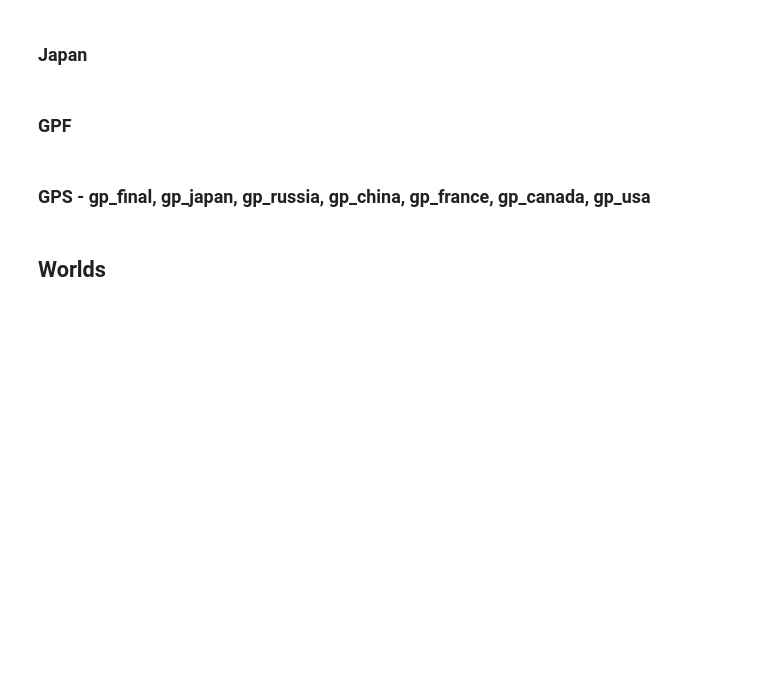
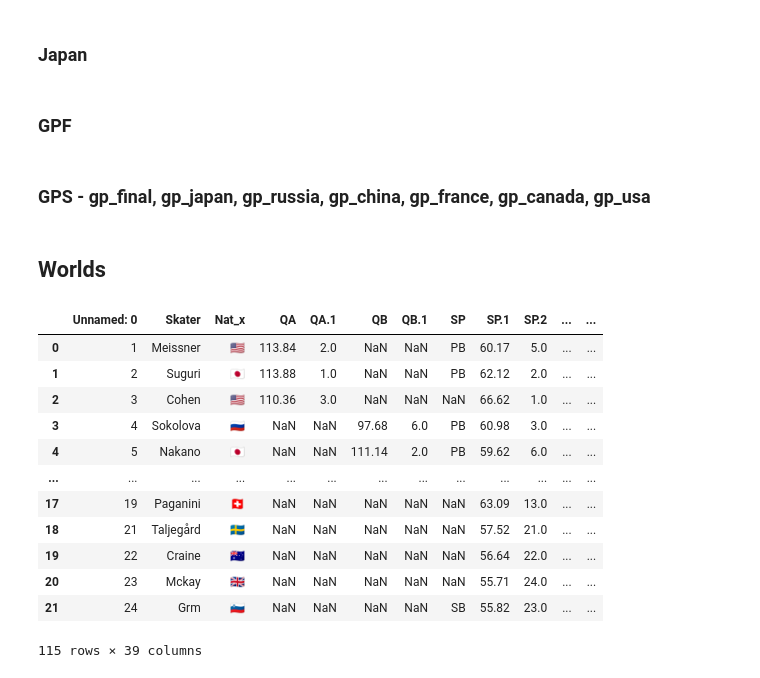
Before and after one commit to mindyshiben/time-series-exercises, a Jupyter notebook: acquire_practice.ipynb, the cells around one changed output. Saved outputs shown, nothing was run; the diff lists cells and outputs as text; code cells hidden in the pictures; blank space fills up the shorter version.

```diff
--- a/acquire_practice.ipynb
+++ b/acquire_practice.ipynb
@@ -1984,6 +1984,22 @@ s2018 = f1718.merge(b1718,on='Skater').merge(c1718, on='Skater')
 s2022 = f2122.merge(b2122,on='Skater').merge(c2122, on='Skater')
 
 olympics = pd.concat([s2006, s2010, s2014,
-                           s2015, s2016, s2017, s2018, s2019, s2021, s2022], axis=0)
+                           s2018, s2022], axis=0)
 
 olympics['event'] = 'olympics'
+# %%
+olympics
+# %% [output]
+|  | Unnamed: 0 | Skater | Nat_x | QA | QA.1 | QB | QB.1 | SP | SP.1 | SP.2 | ... | ... |
+| 0 | 1 | Meissner | 🇺🇸 | 113.84 | 2.0 | NaN | NaN | PB | 60.17 | 5.0 | ... | ... |
+| 1 | 2 | Suguri | 🇯🇵 | 113.88 | 1.0 | NaN | NaN | PB | 62.12 | 2.0 | ... | ... |
+| 2 | 3 | Cohen | 🇺🇸 | 110.36 | 3.0 | NaN | NaN | NaN | 66.62 | 1.0 | ... | ... |
+| 3 | 4 | Sokolova | 🇷🇺 | NaN | NaN | 97.68 | 6.0 | PB | 60.98 | 3.0 | ... | ... |
+| 4 | 5 | Nakano | 🇯🇵 | NaN | NaN | 111.14 | 2.0 | PB | 59.62 | 6.0 | ... | ... |
+| ... | ... | ... | ... | ... | ... | ... | ... | ... | ... | ... | ... | ... |
+| 17 | 19 | Paganini | 🇨🇭 | NaN | NaN | NaN | NaN | NaN | 63.09 | 13.0 | ... | ... |
+| 18 | 21 | Taljegård | 🇸🇪 | NaN | NaN | NaN | NaN | NaN | 57.52 | 21.0 | ... | ... |
+| 19 | 22 | Craine | 🇦🇺 | NaN | NaN | NaN | NaN | NaN | 56.64 | 22.0 | ... | ... |
+| 20 | 23 | Mckay | 🇬🇧 | NaN | NaN | NaN | NaN | NaN | 55.71 | 24.0 | ... | ... |
+| 21 | 24 | Grm | 🇸🇮 | NaN | NaN | NaN | NaN | SB | 55.82 | 23.0 | ... | ... |
+115 rows × 39 columns
```
Also changed, not shown: parts of 13 cells of this notebook, 1 other file.
